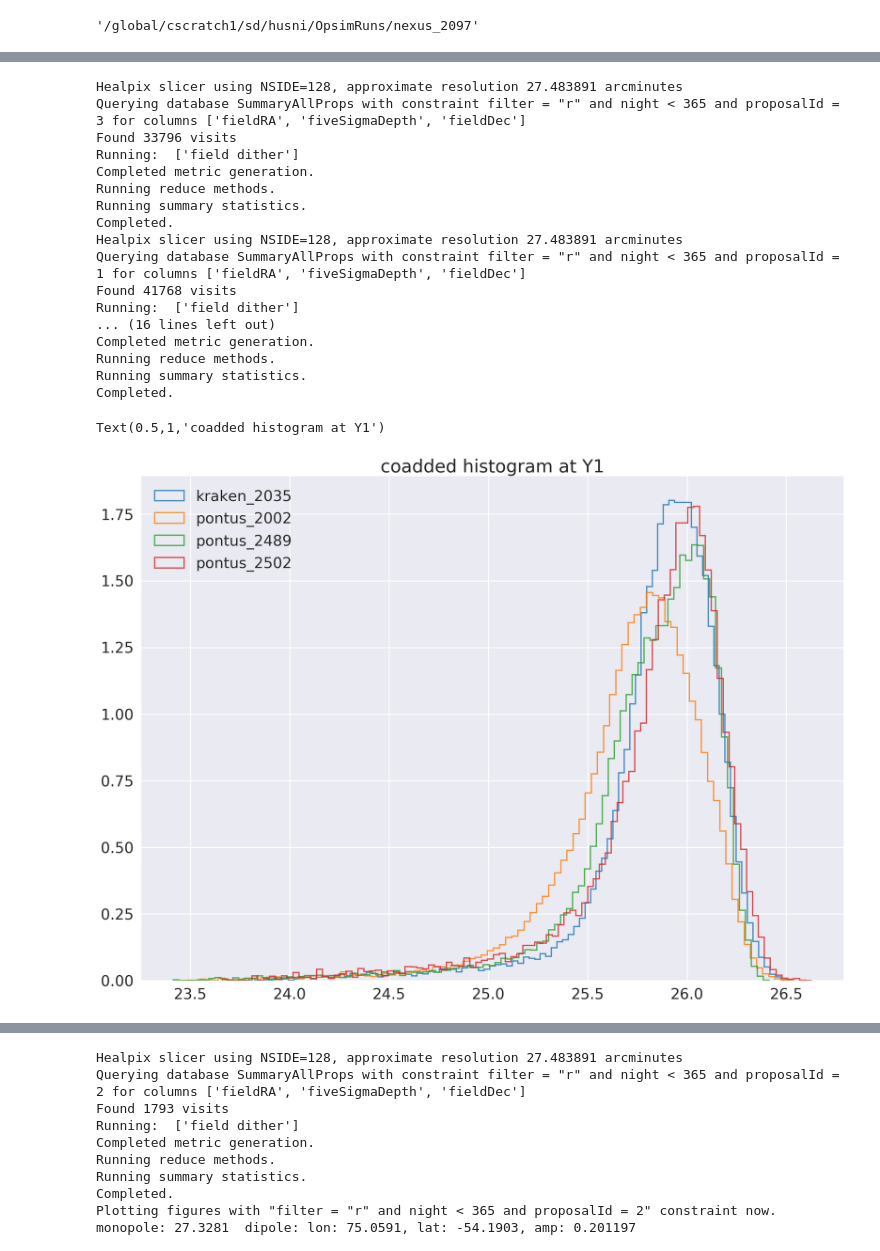
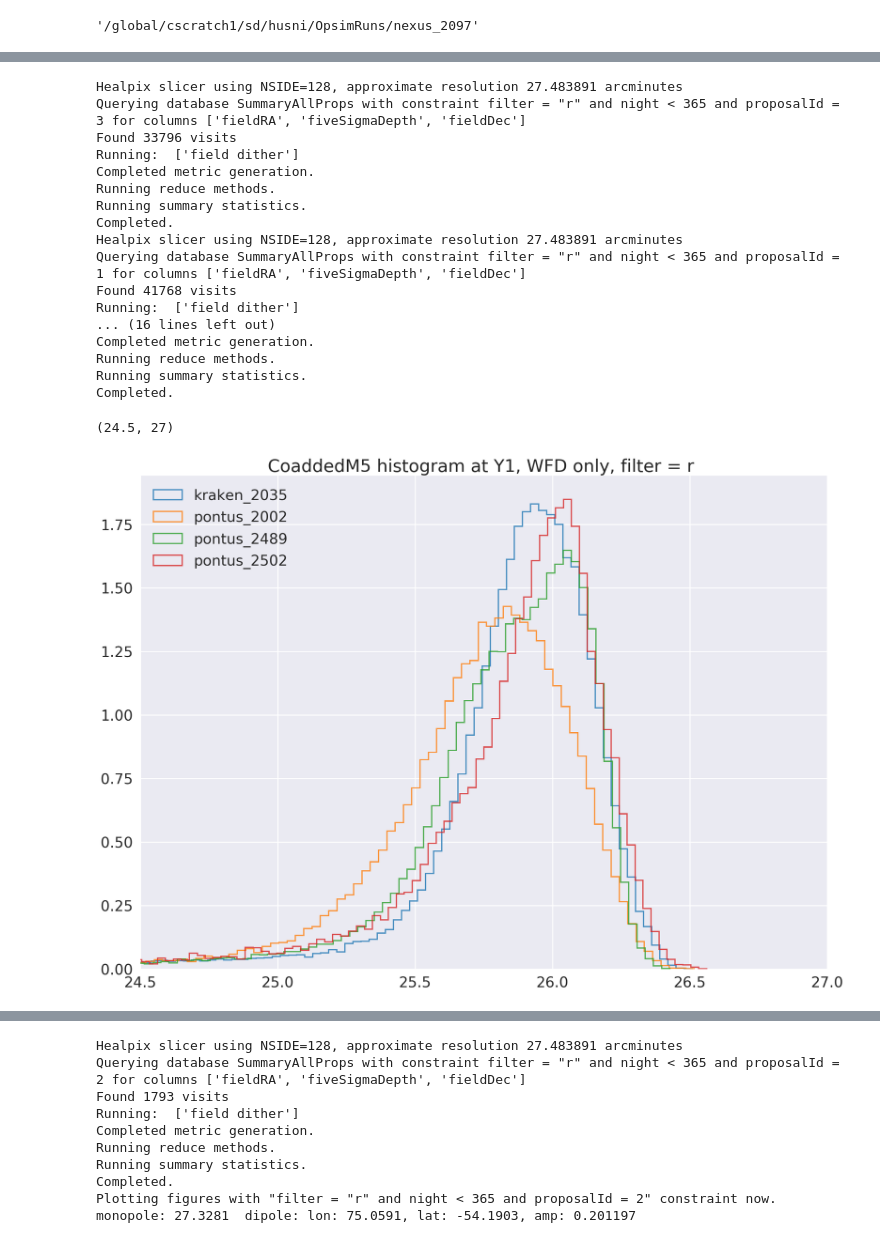
Before and after one commit to hsnee/lsstpsf, a Jupyter notebook: saveDitherPositions.ipynb, the cells around one changed output, grey strips where cells are left out. Saved outputs shown, nothing was run; the diff lists cells and outputs as text; code cells hidden in the pictures.

```diff
--- a/saveDitherPositions.ipynb
+++ b/saveDitherPositions.ipynb
@@ -125,7 +128,7 @@ Text(0.5,1,'seeing histogram at Y10')
 runName = 'kraken_2035'
 # %%
 def plotCoaddHist(runName, days=365, proposalId=3):
-    opsdb = db.OpsimDatabase(directory+'/'+runName+'.db')
+    opsdb = db.OpsimDatabase(directory+runName+'.db')
     outDir = 'dither_test'
     resultsDb = db.ResultsDb(outDir=outDir)
     nside = 128
@@ -145,27 +148,28 @@ def plotCoaddHist(runName, days=365, proposalId=3):
 # %%
 for runName, proposalId in zip(['kraken_2035', 'pontus_2002', 'pontus_2489', 'pontus_2502'],[3,1,3,3]):
     plotCoaddHist(runName=runName, proposalId=proposalId)
-plt.title('coadded histogram at Y1')
+plt.title('CoaddedM5 histogram at Y1, WFD only, filter = r ')
+plt.xlim((24.5,27))
 # %% [output]
 Healpix slicer using NSIDE=128, approximate resolution 27.483891 arcminutes
 Querying database SummaryAllProps with constraint filter = "r" and night < 365 and proposalId = 3 for columns ['fieldRA', 'fiveSigmaDepth', 'fieldDec']
 Found 33796 visits
 Running:  ['field dither']
 Completed metric generation.
 Running reduce methods.
 Running summary statistics.
 Completed.
 Healpix slicer using NSIDE=128, approximate resolution 27.483891 arcminutes
 Querying database SummaryAllProps with constraint filter = "r" and night < 365 and proposalId = 1 for columns ['fieldRA', 'fiveSigmaDepth', 'fieldDec']
 Found 41768 visits
 Running:  ['field dither']
 ... (16 lines left out)
 Completed metric generation.
 Running reduce methods.
 Running summary statistics.
 Completed.
-Text(0.5,1,'coadded histogram at Y1')
+(24.5, 27)
-[figure, old version]
+[figure, new version]
 # %%
 for runName, proposalId in zip(['kraken_2035', 'pontus_2002', 'pontus_2489', 'pontus_2502'],[3,1,3,3]):
     plotCoaddHist(runName=runName, days=50000, proposalId=proposalId)
```
Also changed, not shown: parts of 6 cells of this notebook.
